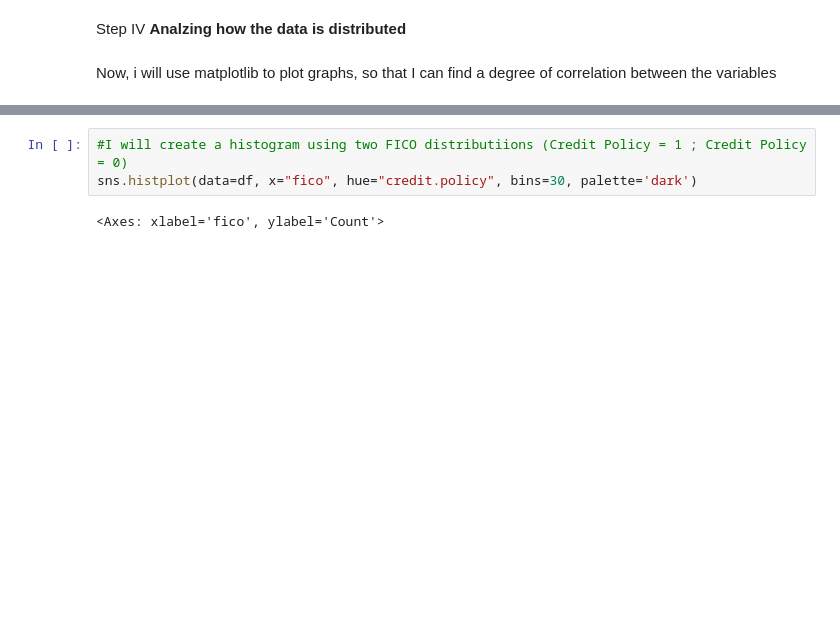
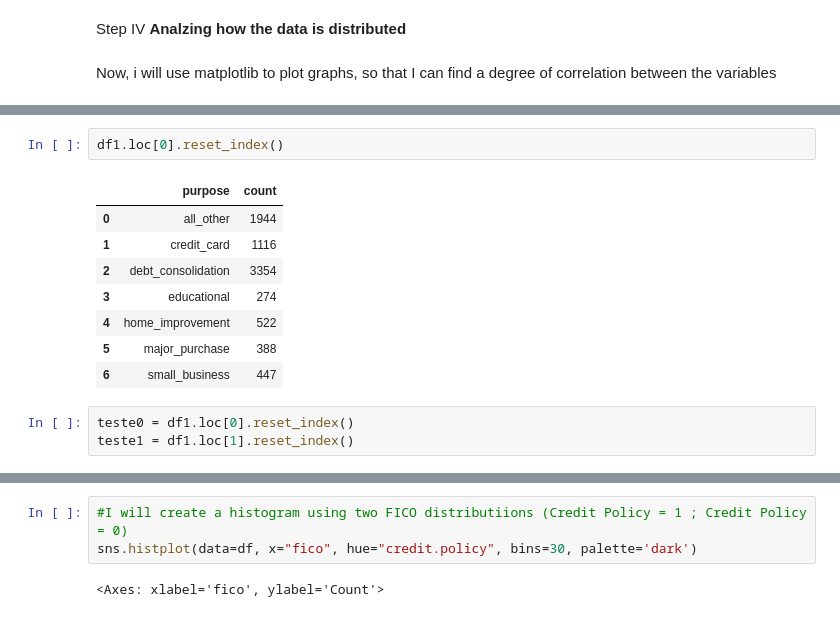
Before and after one commit to pedro-nunesm/Random-Forests-Model-x-Decision-Tree-Classifier-on-LendingClub-Dataset, a Jupyter notebook: index.ipynb, the cells around one changed output, grey strips where cells are left out. Drawn from its saved outputs; the diff is of its cells as text; blank space fills up the shorter version.

```diff
--- a/index.ipynb
+++ b/index.ipynb
@@ -62,0 +92,14 @@ Now, i will use matplotlib to plot graphs, so that I can find a degree of correl
+# %%
+df1.loc[0].reset_index()
+# %% [output]
+|  | purpose | count |
+| 0 | all_other | 1944 |
+| 1 | credit_card | 1116 |
+| 2 | debt_consolidation | 3354 |
+| 3 | educational | 274 |
+| 4 | home_improvement | 522 |
+| 5 | major_purchase | 388 |
+| 6 | small_business | 447 |
+# %%
+teste0 = df1.loc[0].reset_index()
+teste1 = df1.loc[1].reset_index()
```
Also changed, not shown: parts of 6 cells of this notebook.
